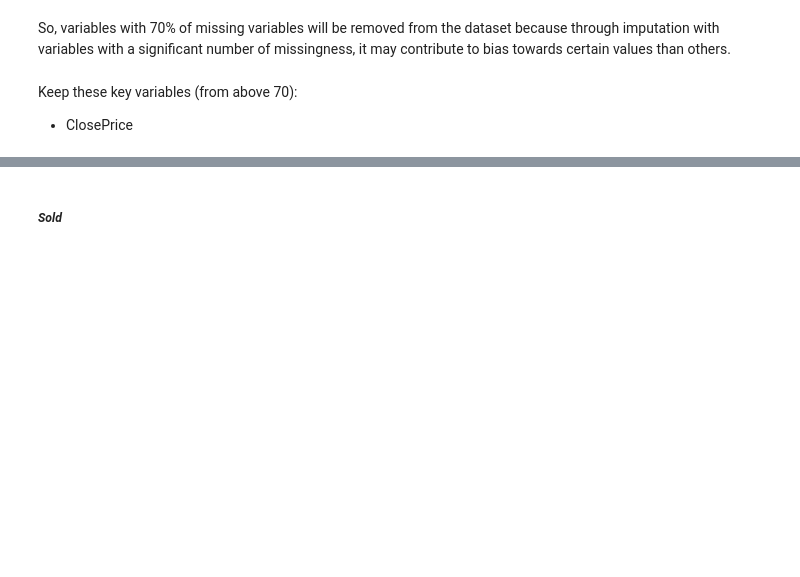
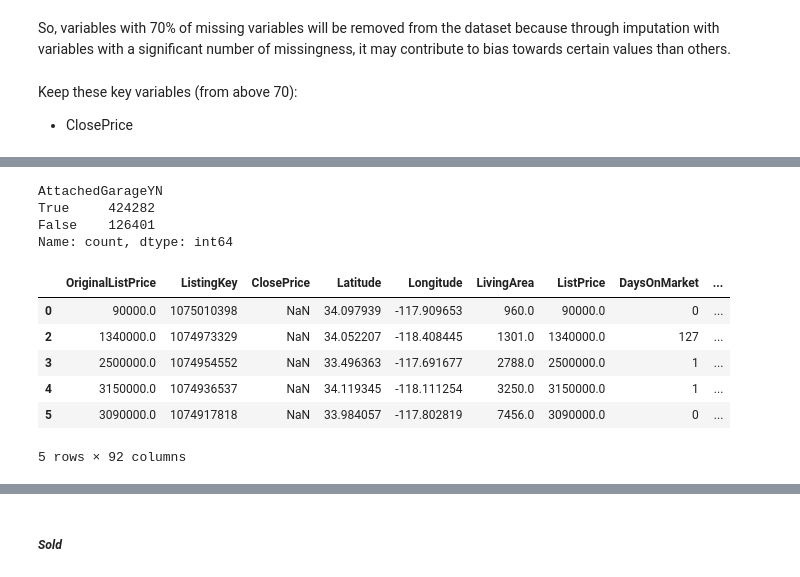
Before and after one commit to mayabernstein/idx-exchange, a Jupyter notebook: data_exploration/03_data_cleaning.ipynb, the cells around one changed output, grey strips where cells are left out. Drawn from its saved outputs; the diff is of its cells as text; code cells hidden in the pictures; blank space fills up the shorter version.

```diff
--- a/data_exploration/03_data_cleaning.ipynb
+++ b/data_exploration/03_data_cleaning.ipynb
@@ -261,7 +268,7 @@ So, variables with 70% of missing variables will be removed from the dataset bec
 Keep these key variables (from above 70):
 - ClosePrice
 # %%
-df_listing_clean = df_listings.drop(columns=['MiddleOrJuniorSchoolDistrict', 'ElementarySchoolDistrict', 'CoveredSpaces',
+df_listings_clean = df_listings.drop(columns=['MiddleOrJuniorSchoolDistrict', 'ElementarySchoolDistrict', 'CoveredSpaces',
                                              'AboveGradeFinishedArea', 'FireplacesTotal', 'TaxYear',
                                              'BelowGradeFinishedArea', 'BusinessType', 'TaxAnnualAmount',
                                              'CoBuyerAgentFirstName', 'BuilderName', 'LotSizeDimensions',
@@ -276,0 +375,18 @@ df_listing_clean.shape
+# %%
+# Create a reference mapping of Names -> Emails
+# Drop any rows that have missing emails so the map is 'clean'
+email_lookup = df_listings_cleaned.dropna(subset=['ListAgentEmail']).drop_duplicates(['ListAgentFirstName', 'ListAgentLastName'])
+
+# Set the names as the index to make the 'lookup' possible
+email_lookup = email_lookup.set_index(['ListAgentFirstName', 'ListAgentLastName'])['ListAgentEmail']
+
+# Create a function to apply the logic
+def fill_missing_emails(row):
+    # Only try to fill if the current email is missing
+    if pd.isna(row['ListAgentEmail']):
+        # Look up the name in our reference map
+        return email_lookup.get((row['ListAgentFirstName'], row['ListAgentLastName']), "None")
+    return row['ListAgentEmail']
+
+# Apply it to the dataframe
+df_listings_cleaned['ListAgentEmail'] = df_listings_cleaned.apply(fill_missing_emails, axis=1)
@@ -276,0 +407,4 @@ df_listing_clean.shape
+# %%
+new_df = df_listings_cleaned.copy()
+pred_df = df_listings_cleaned.copy()
+new_df.head()
@@ -276,0 +493,3 @@ df_listing_clean.shape
+# %%
+reduced_categorical_columns = ['AttachedGarageYN', 'PropertySubType', 'FireplaceYN', 'Levels',
+                               'NewConstructionYN']
@@ -276,0 +579,7 @@ df_listing_clean.shape
+# %%
+df_listings_cleaned['AttachedGarageYN'].value_counts()
+# %% [output]
+AttachedGarageYN
+True     424282
+False    126401
+Name: count, dtype: int64
@@ -276,0 +686,25 @@ df_listing_clean.shape
+# %%
+categorical_to_encode = [c for c in reduced_categorical_columns if pred_df[c].nunique() <= 50]
+
+# This dataframe is now numeric (dummies) and contains NaN indicators
+df_encoded = pd.get_dummies(
+    pred_df,
+    columns=categorical_to_encode,
+    dummy_na=True,
+    dtype=int)
+
+df_encoded = df_encoded.select_dtypes(include=['int', 'float', 'bool', 'number'])
+
+df_encoded.columns = [re.sub(r'[\[\]<>, ]+', '_', str(col)) for col in df_encoded.columns]
+
+df_encoded.head()
+
+# Use the encoding code later for modeling
+# %% [output]
+|  | OriginalListPrice | ListingKey | ClosePrice | Latitude | Longitude | LivingArea | ListPrice | DaysOnMarket | ... |
+| 0 | 90000.0 | 1075010398 | NaN | 34.097939 | -117.909653 | 960.0 | 90000.0 | 0 | ... |
+| 2 | 1340000.0 | 1074973329 | NaN | 34.052207 | -118.408445 | 1301.0 | 1340000.0 | 127 | ... |
+| 3 | 2500000.0 | 1074954552 | NaN | 33.496363 | -117.691677 | 2788.0 | 2500000.0 | 1 | ... |
+| 4 | 3150000.0 | 1074936537 | NaN | 34.119345 | -118.111254 | 3250.0 | 3150000.0 | 1 | ... |
+| 5 | 3090000.0 | 1074917818 | NaN | 33.984057 | -117.802819 | 7456.0 | 3090000.0 | 0 | ... |
+5 rows × 92 columns
```
Also changed, not shown: parts of 86 cells of this notebook.
